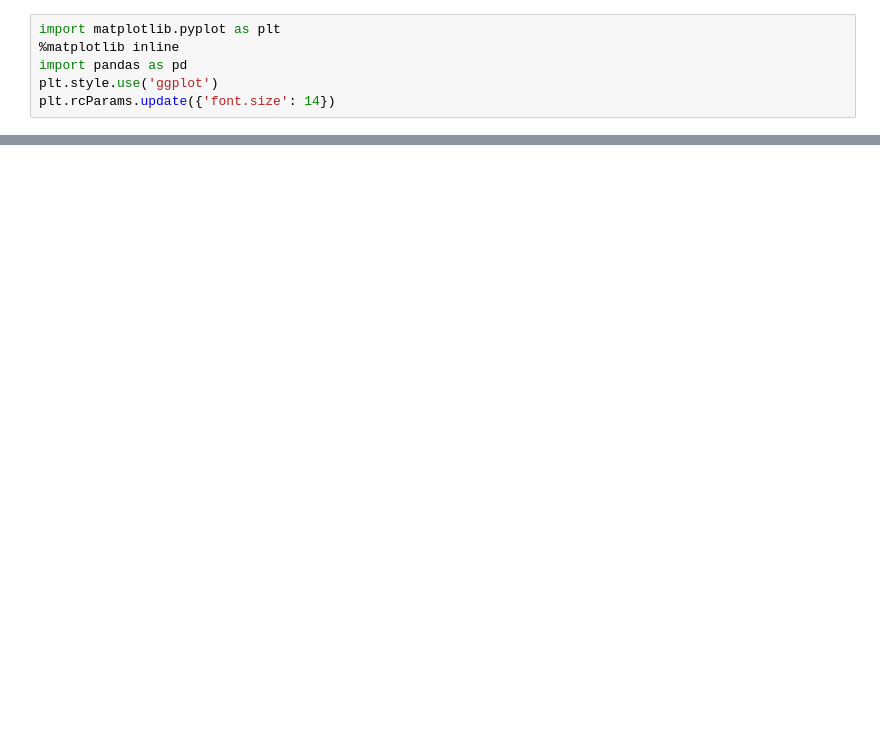
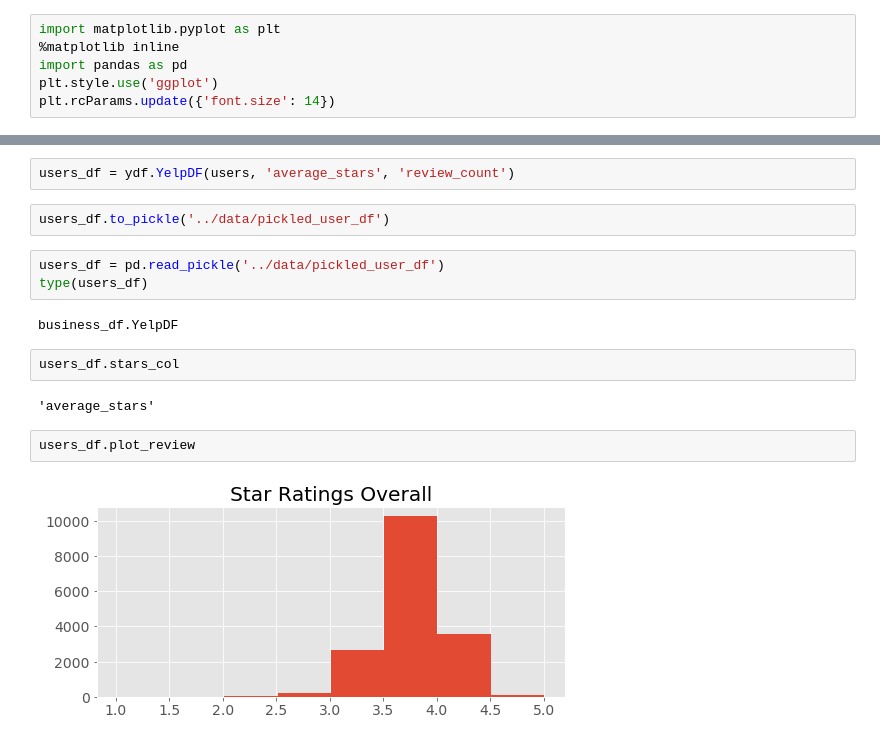
Before and after one commit to Laura-Kimble/Yelp-Reviews, a Jupyter notebook: notebooks/business_eda.ipynb, the cells around one changed output, grey strips where cells are left out. Saved outputs shown, nothing was run; the diff lists cells and outputs as text; blank space fills up the shorter version.

```diff
--- a/notebooks/business_eda.ipynb
+++ b/notebooks/business_eda.ipynb
@@ -374,0 +316,17 @@ fig.savefig('../images/Top 10 business categories.png')
+# %%
+users_df = ydf.YelpDF(users, 'average_stars', 'review_count')
+# %%
+users_df.to_pickle('../data/pickled_user_df')
+# %%
+users_df = pd.read_pickle('../data/pickled_user_df')
+type(users_df)
+# %% [output]
+business_df.YelpDF
+# %%
+users_df.stars_col
+# %% [output]
+'average_stars'
+# %%
+users_df.plot_review
+# %% [output]
+[figure, added]
```
Also changed, not shown: parts of 43 cells of this notebook, 13 other files.
